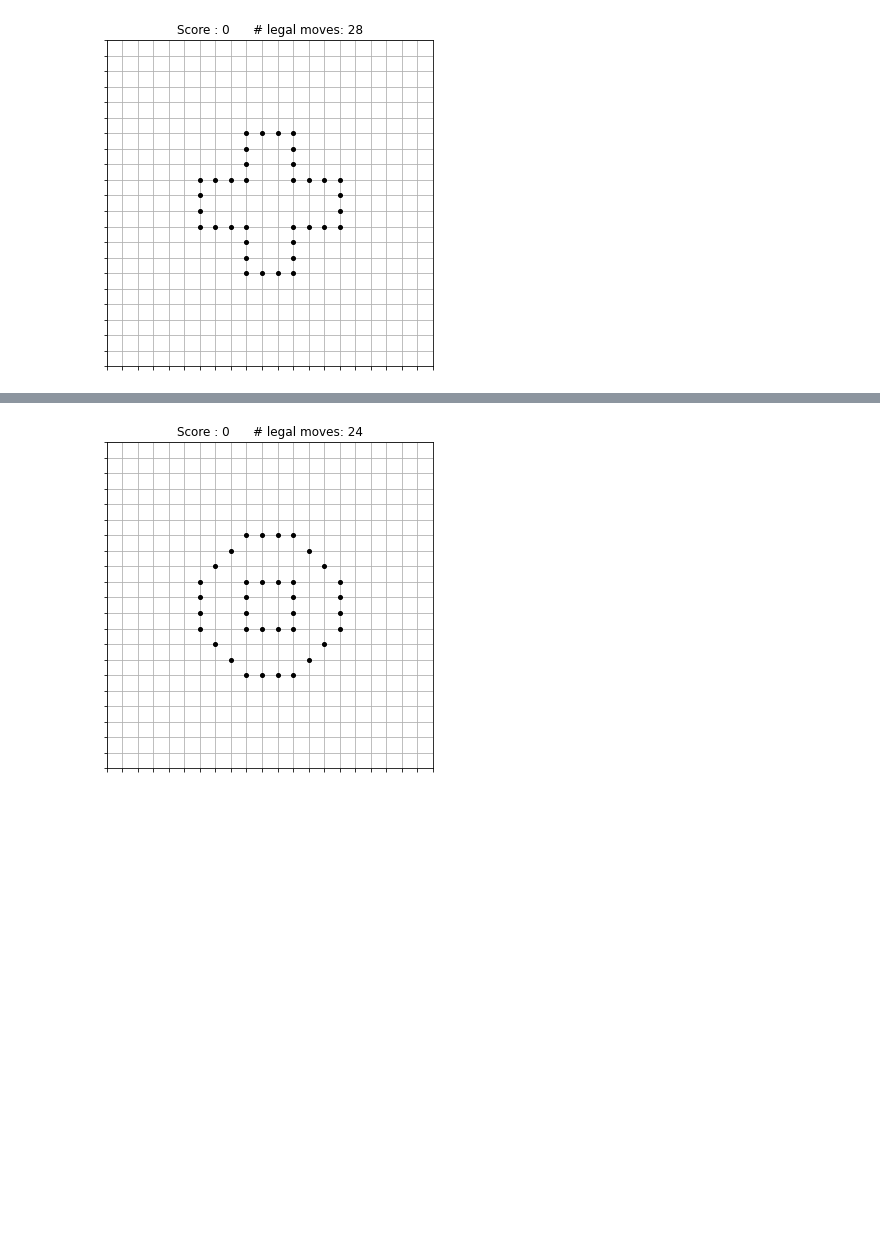
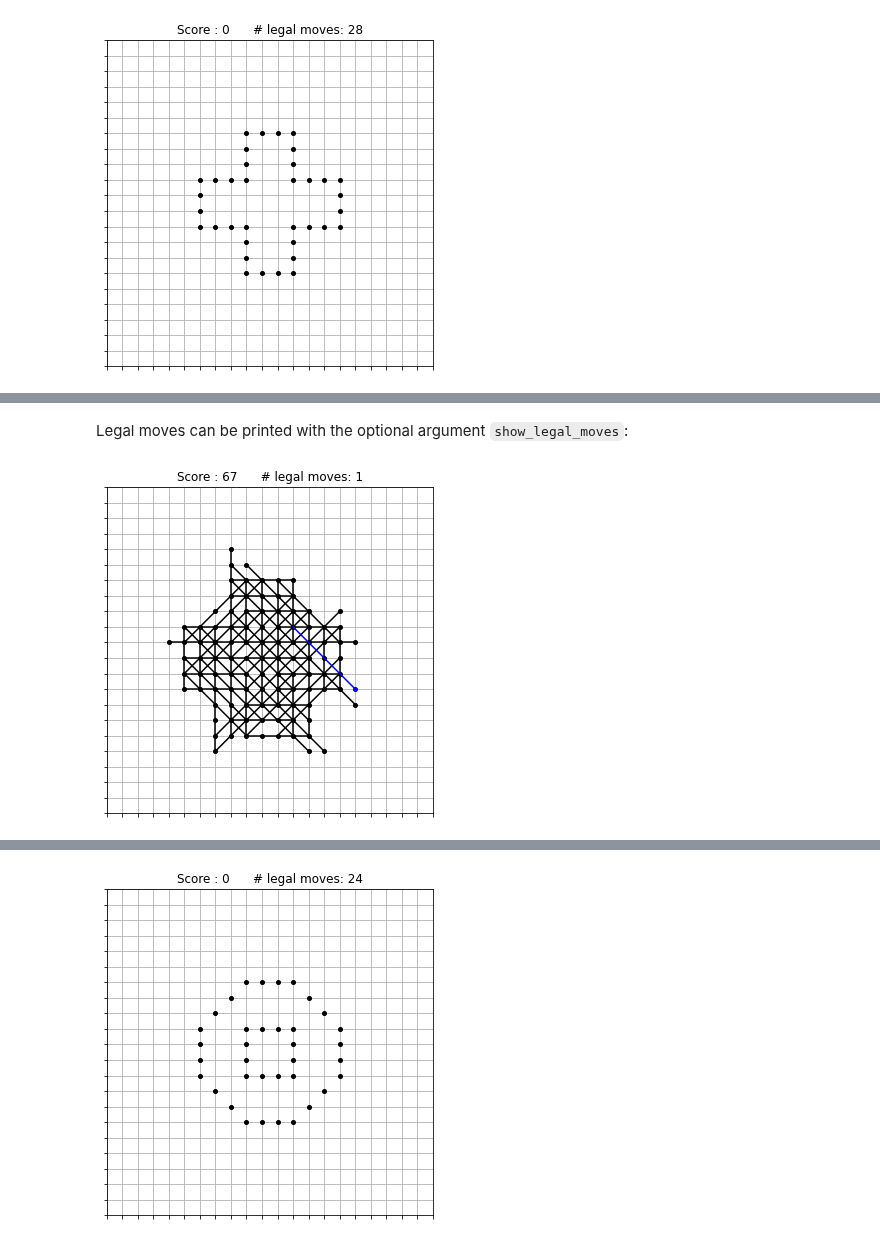
Before and after one commit to gillioz/MorpionSolitaire, a Jupyter notebook: documentation.ipynb, the cells around one changed output, grey strips where cells are left out. Cells and saved outputs as stored; diff of their text form; code cells hidden in the pictures; blank space fills up the shorter version.

```diff
--- a/documentation.ipynb
+++ b/documentation.ipynb
@@ -154,0 +158,6 @@ middlegame.print()
+# %% [markdown]
+Legal moves can be printed with the optional argument `show_legal_moves`:
+# %%
+endgame.get_parent(1).print(show_legal_moves = True)
+# %% [output]
+[figure, added]
```
Also changed, not shown: parts of 36 cells of this notebook, 1 other file.
